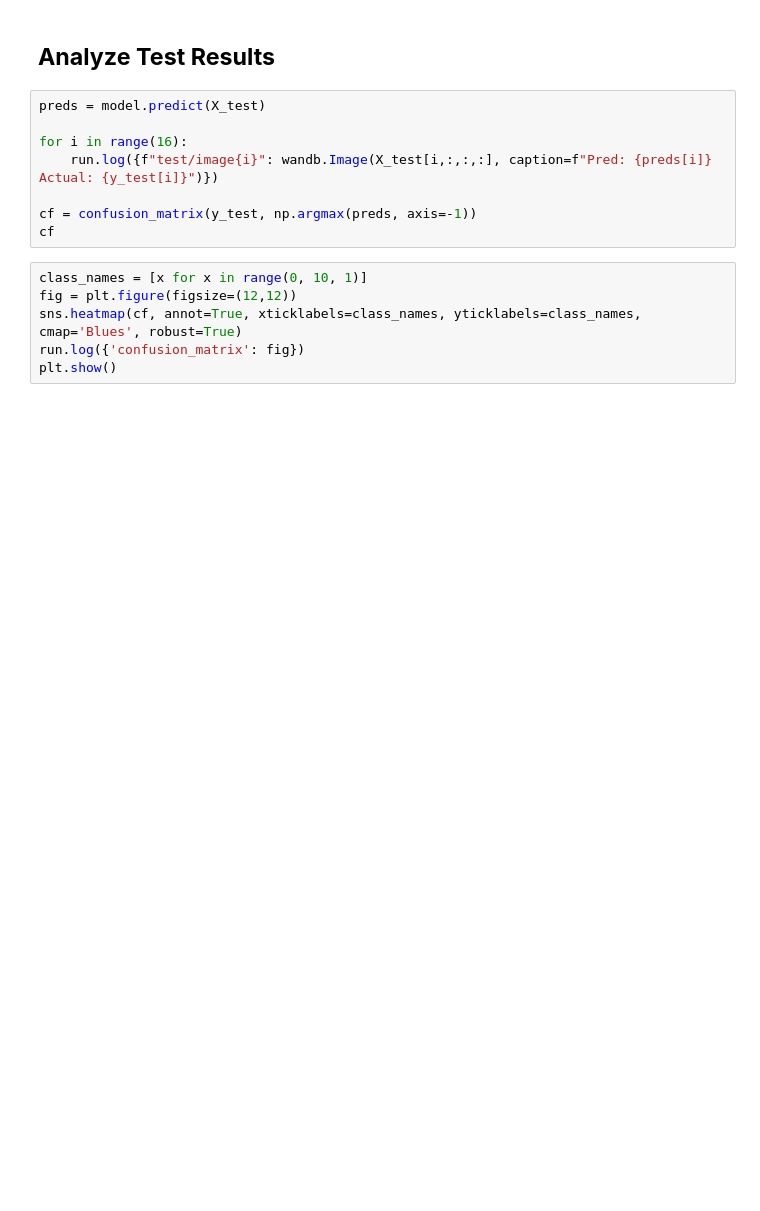
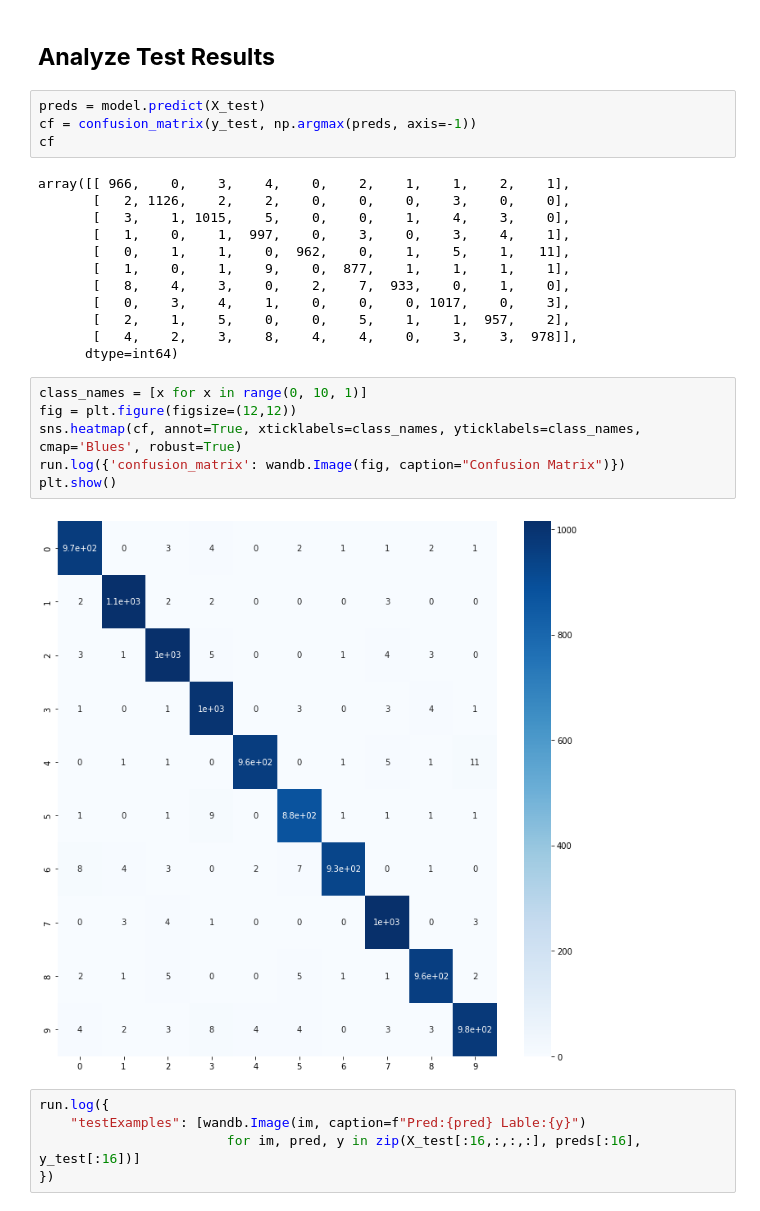
Before and after one commit to kmcguigan1/Deep-Clustering-Technique-Analysis, a Jupyter notebook: 2-Baseline-model.ipynb, the cells around one changed output. Saved outputs shown, nothing was run; the diff lists cells and outputs as text; blank space fills up the shorter version.

```diff
--- a/2-Baseline-model.ipynb
+++ b/2-Baseline-model.ipynb
@@ -215,17 +219,32 @@ run.log({'test/loss':ev[0], 'test/categorical_accuracy':ev[1]})
 ## **Analyze Test Results**
 # %%
 preds = model.predict(X_test)
-
-for i in range(16):
-    run.log({f"test/image{i}": wandb.Image(X_test[i,:,:,:], caption=f"Pred: {preds[i]} Actual: {y_test[i]}")})
-
 cf = confusion_matrix(y_test, np.argmax(preds, axis=-1))
 cf
+# %% [output]
+array([[ 966,    0,    3,    4,    0,    2,    1,    1,    2,    1],
+       [   2, 1126,    2,    2,    0,    0,    0,    3,    0,    0],
+       [   3,    1, 1015,    5,    0,    0,    1,    4,    3,    0],
+       [   1,    0,    1,  997,    0,    3,    0,    3,    4,    1],
+       [   0,    1,    1,    0,  962,    0,    1,    5,    1,   11],
+       [   1,    0,    1,    9,    0,  877,    1,    1,    1,    1],
+       [   8,    4,    3,    0,    2,    7,  933,    0,    1,    0],
+       [   0,    3,    4,    1,    0,    0,    0, 1017,    0,    3],
+       [   2,    1,    5,    0,    0,    5,    1,    1,  957,    2],
+       [   4,    2,    3,    8,    4,    4,    0,    3,    3,  978]],
+      dtype=int64)
 # %%
 class_names = [x for x in range(0, 10, 1)]
 fig = plt.figure(figsize=(12,12))
 sns.heatmap(cf, annot=True, xticklabels=class_names, yticklabels=class_names, cmap='Blues', robust=True)
-run.log({'confusion_matrix': fig})
+run.log({'confusion_matrix': wandb.Image(fig, caption="Confusion Matrix")})
 plt.show()
+# %% [output]
+[figure, added]
+# %%
+run.log({
+    "testExamples": [wandb.Image(im, caption=f"Pred:{pred} Lable:{y}")
+                        for im, pred, y in zip(X_test[:16,:,:,:], preds[:16], y_test[:16])]
+})
 # %%
 run.finish()
```
Also changed, not shown: parts of 5 cells of this notebook, 1 other file.
